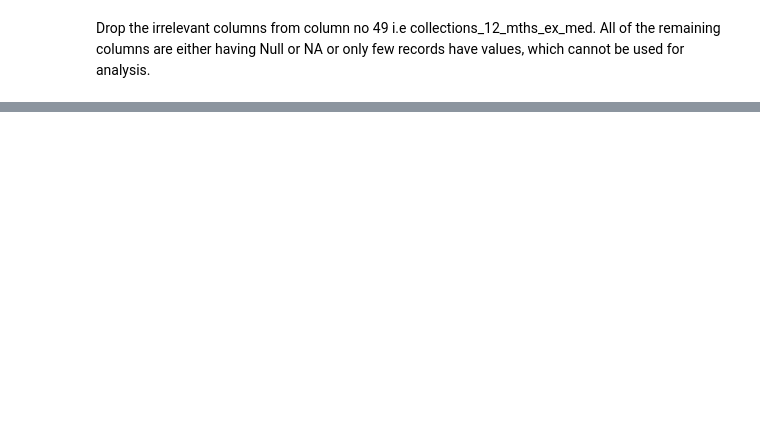
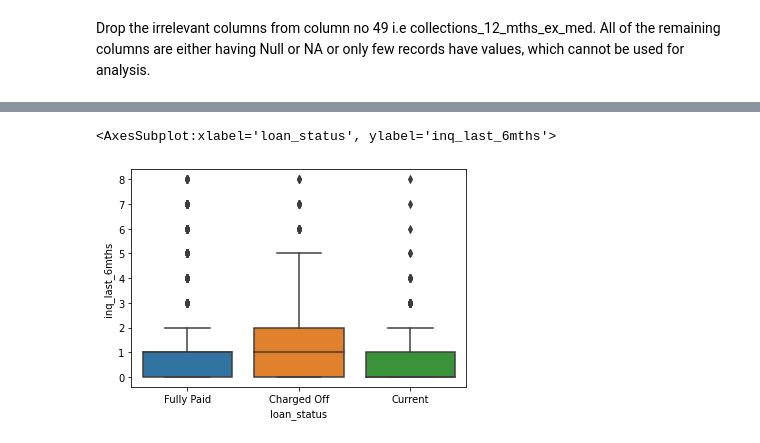
Before and after one commit to MamathaShetty/LendingClubCaseStudy, a Jupyter notebook: MamathaShetty.ipynb, the cells around one changed output, grey strips where cells are left out. Cells and saved outputs as stored; diff of their text form; code cells hidden in the pictures; blank space fills up the shorter version.

```diff
--- a/MamathaShetty.ipynb
+++ b/MamathaShetty.ipynb
@@ -263,0 +438,9 @@ Name: loan_status, dtype: int64
+# %%
+#Bivariate Analysis on inq_last_6mnths and loan status
+sns.boxplot(x="loan_status", y="inq_last_6mths", data=df)
+
+#Based on the box plot below, customers with enquiry more than once in last 6 months more likely to be charged off. As we see,
+# there are no cuurent loan customers with enquiry more than 1 since last 6 months.
+# %% [output]
+<AxesSubplot:xlabel='loan_status', ylabel='inq_last_6mths'>
+[figure, added]
```
Also changed, not shown: parts of 36 cells of this notebook.
